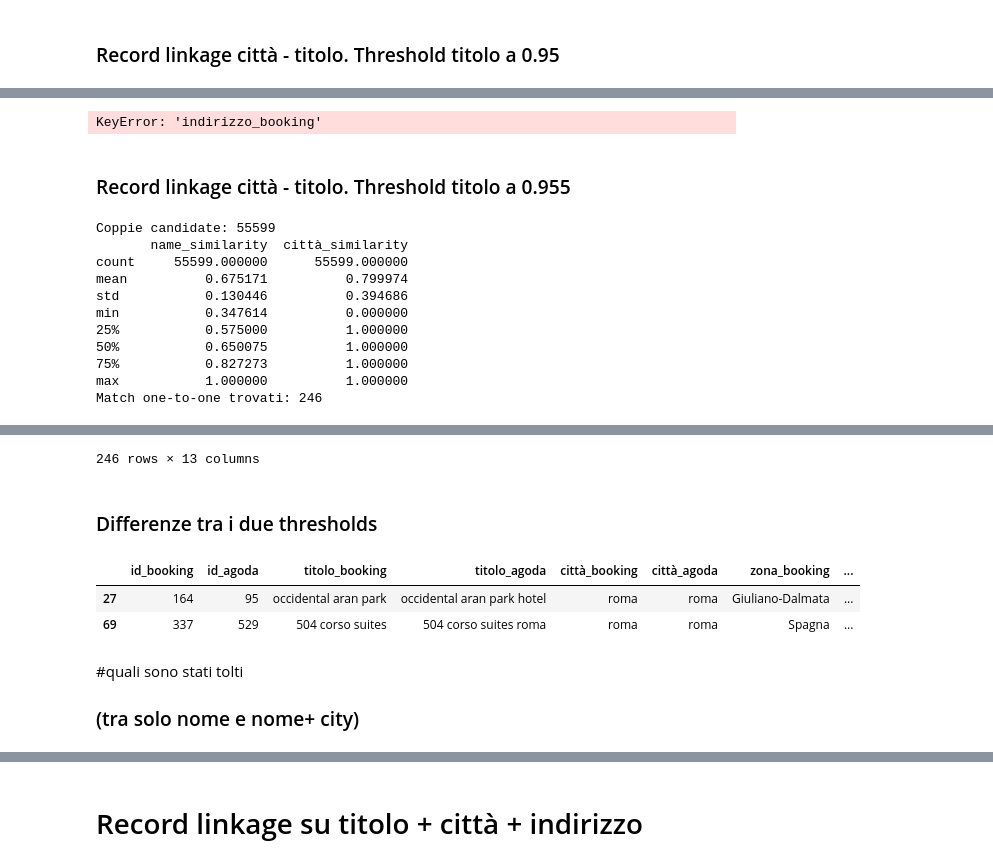
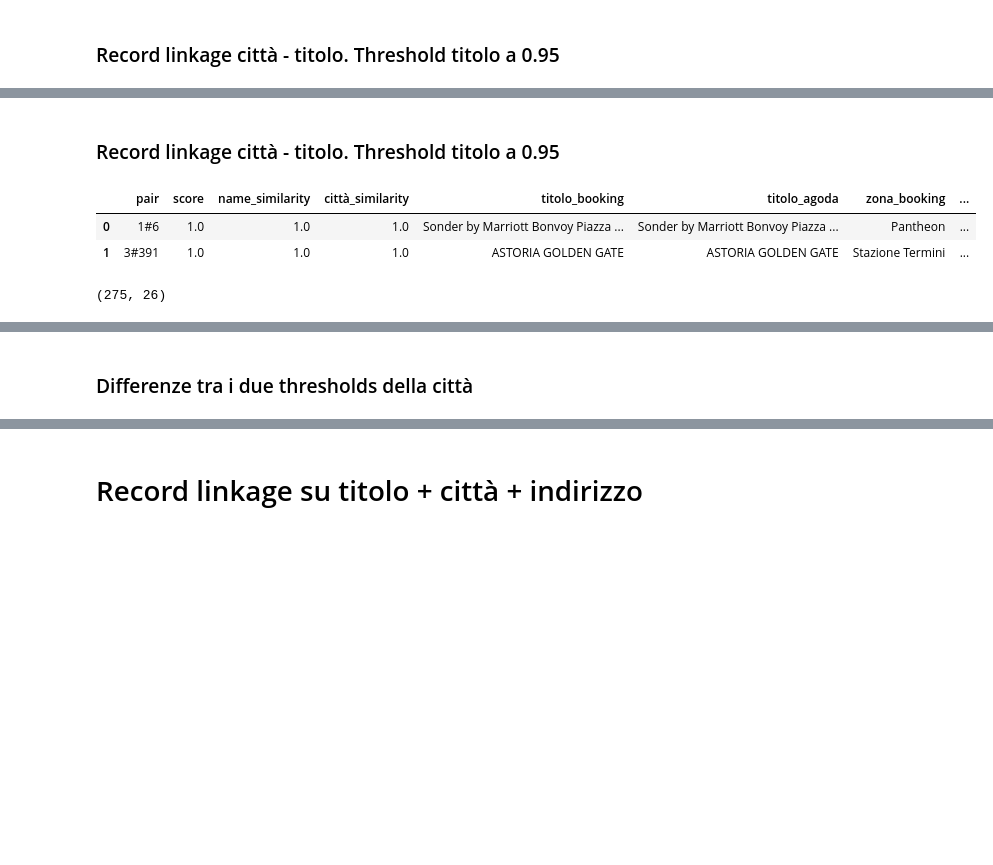
Before and after one commit to mattiamanna2203/RecordLinkage, a Jupyter notebook: RecordLinkage.ipynb, the cells around one changed output, grey strips where cells are left out. Drawn from its saved outputs; the diff is of its cells as text; code cells hidden in the pictures; blank space fills up the shorter version.

```diff
--- a/RecordLinkage.ipynb
+++ b/RecordLinkage.ipynb
@@ -341,26 +431 @@ scores_df1[scores_df1.index_agoda.duplicated()]
-# %%
-
-
-
-
-
-# STEP 7, aggiungere informazioni utili ai risultati
-matches_df_2_new['id_booking'] = copia_booking.loc[matches_df_2_new['index_booking'], 'id_booking'].values
-matches_df_2_new['id_agoda'] = copia_agoda.loc[matches_df_2_new['index_agoda'], 'id_agoda'].values
-matches_df_2_new['titolo_booking'] = copia_booking.loc[matches_df_2_new['index_booking'], 'titolo_booking'].values
-matches_df_2_new['titolo_agoda'] = copia_agoda.loc[matches_df_2_new['index_agoda'], 'titolo_agoda'].values
-matches_df_2_new['città_booking'] = copia_booking.loc[matches_df_2_new['index_booking'], 'città_booking'].values
-matches_df_2_new['città_agoda'] = copia_agoda.loc[matches_df_2_new['index_agoda'], 'città_agoda'].values
-matches_df_2_new['indirizzo_booking'] = copia_booking.loc[matches_df_2_new['index_booking'], 'indirizzo_booking'].values
-matches_df_2_new['indirizzo_agoda'] = copia_agoda.loc[matches_df_2_new['index_agoda'], 'indirizzo_agoda'].values
-matches_df_2_new['name_similarity'] = features.loc[list(zip(matches_df_2_new['index_booking'], matches_df_2_new['index_agoda'])), 'name_similarity'].values
-matches_df_2_new['città_similarity'] = features.loc[list(zip(matches_df_2_new['index_booking'], matches_df_2_new['index_agoda'])), 'città_similarity'].values
-matches_df_2_new['pair'] = matches_df_2_new['id_booking'].astype(str) + '#' + matches_df_2_new['id_agoda'].astype(str)
-matches_df_2_new['prezzo_booking'] = copia_booking.loc[matches_df_2_new['index_booking'], 'prezzo_booking'].values
-matches_df_2_new['prezzo_agoda'] = copia_agoda.loc[matches_df_2_new['index_agoda'], 'prezzo_agoda'].values
-
-print(f"Match one-to-one trovati: {len(matches_df_2_new)}")
-print(matches_df_2_new.head())
-# %% [output]
-KeyError: 'indirizzo_booking'
 # %%
@@ -368,22 +434,17 @@ output_city_titolo095.to_csv(f'{path_risultati}/matches_titolo_città_095.csv',
 # %% [markdown]
-### Record linkage città - titolo. Threshold titolo a 0.955
+### Record linkage città - titolo. Threshold titolo a 0.95
 # %%
-output_city_titolo0955 = record_linkage_city_title( copia_agoda=agoda.copy(),     #.copy() fondamentale. Essendo i pd.DataFrame() mutable si potrebbero creare errori.
-                                                            # Infatti senza .copy() agoda subirebbe le modifiche fatte dentro la funzione
-                              copia_booking= booking.copy(),
-                              soglia_city = 0.8,
-                              soglia_titolo = 0.955
-                           )
-display(output_city_titolo0955)
+output_city_titolo_different_threshold = record_linkage_city_title( dataframe_booking = booking.copy(), #.copy() fondamentale.
+                                                   # Essendo i pd.DataFrame() mutable si potrebbero creare errori.
+                                                   # Infatti senza .copy() agoda subirebbe le modifiche fatte dentro la funzione
+                                                   dataframe_agoda = agoda.copy(),
+                                                   soglia_città = 0.9,
+                                                   soglia_titolo = 0.95
+                                                )
+display(output_city_titolo_different_threshold.head(2))
+print(output_city_titolo_different_threshold.shape)
 # %% [output]
+|  | pair | score | name_similarity | città_similarity | titolo_booking | titolo_agoda | zona_booking | ... |
+| 0 | 1#6 | 1.0 | 1.0 | 1.0 | Sonder by Marriott Bonvoy Piazza ... | Sonder by Marriott Bonvoy Piazza ... | Pantheon | ... |
+| 1 | 3#391 | 1.0 | 1.0 | 1.0 | ASTORIA GOLDEN GATE | ASTORIA GOLDEN GATE | Stazione Termini | ... |
-Coppie candidate: 55599
-       name_similarity  città_similarity
-count     55599.000000      55599.000000
-mean          0.675171          0.799974
-std           0.130446          0.394686
-min           0.347614          0.000000
-25%           0.575000          1.000000
-50%           0.650075          1.000000
-75%           0.827273          1.000000
-max           1.000000          1.000000
-Match one-to-one trovati: 246
+(275, 26)
@@ -402,3 +451,2 @@ Match one-to-one trovati: 246
-246 rows × 13 columns
 # %% [markdown]
-### Differenze tra i due thresholds
+### Differenze tra i due thresholds della città
@@ -407,9 +452,0 @@ differenza_2_new = output_city_titolo095[~output_city_titolo095['pair'].isin(out
-# %%
-differenza_2_new
-# %% [output]
-|  | id_booking | id_agoda | titolo_booking | titolo_agoda | città_booking | città_agoda | zona_booking | ... |
-| 27 | 164 | 95 | occidental aran park | occidental aran park hotel | roma | roma | Giuliano-Dalmata | ... |
-| 69 | 337 | 529 | 504 corso suites | 504 corso suites roma | roma | roma | Spagna | ... |
-# %% [markdown]
-#quali sono stati tolti
-### (tra solo nome e nome+ city)
```
Also changed, not shown: parts of 75 cells of this notebook, 8 other files.
